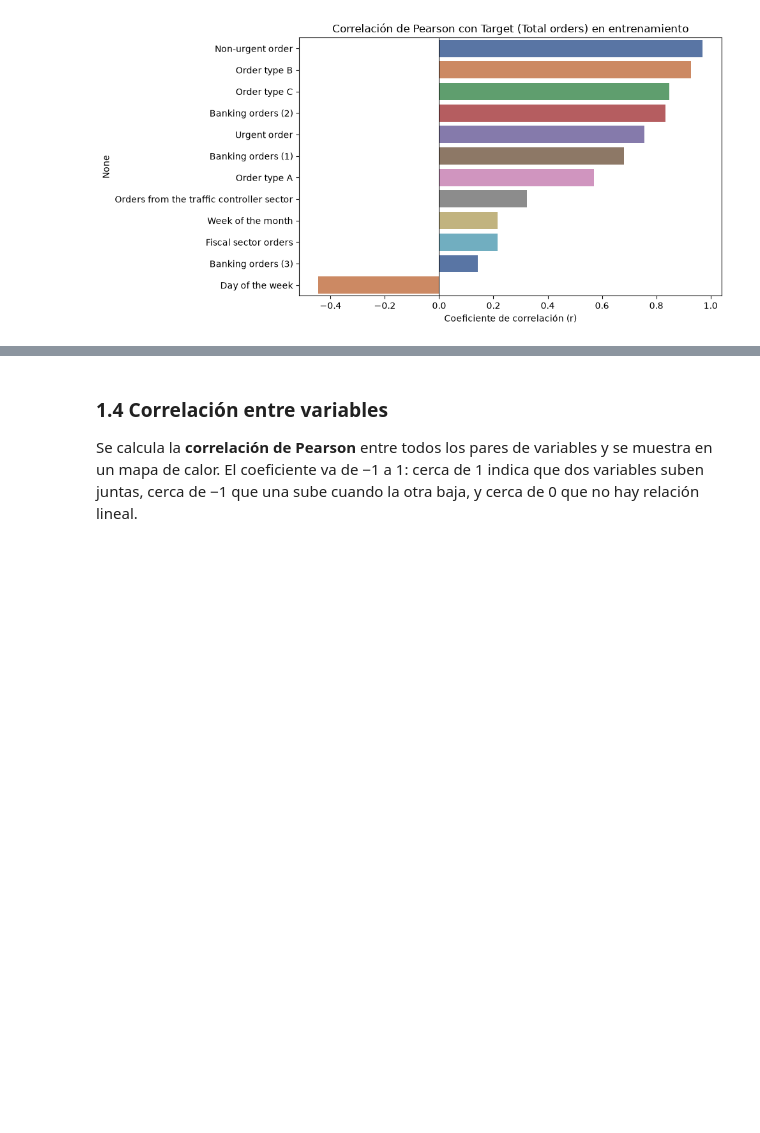
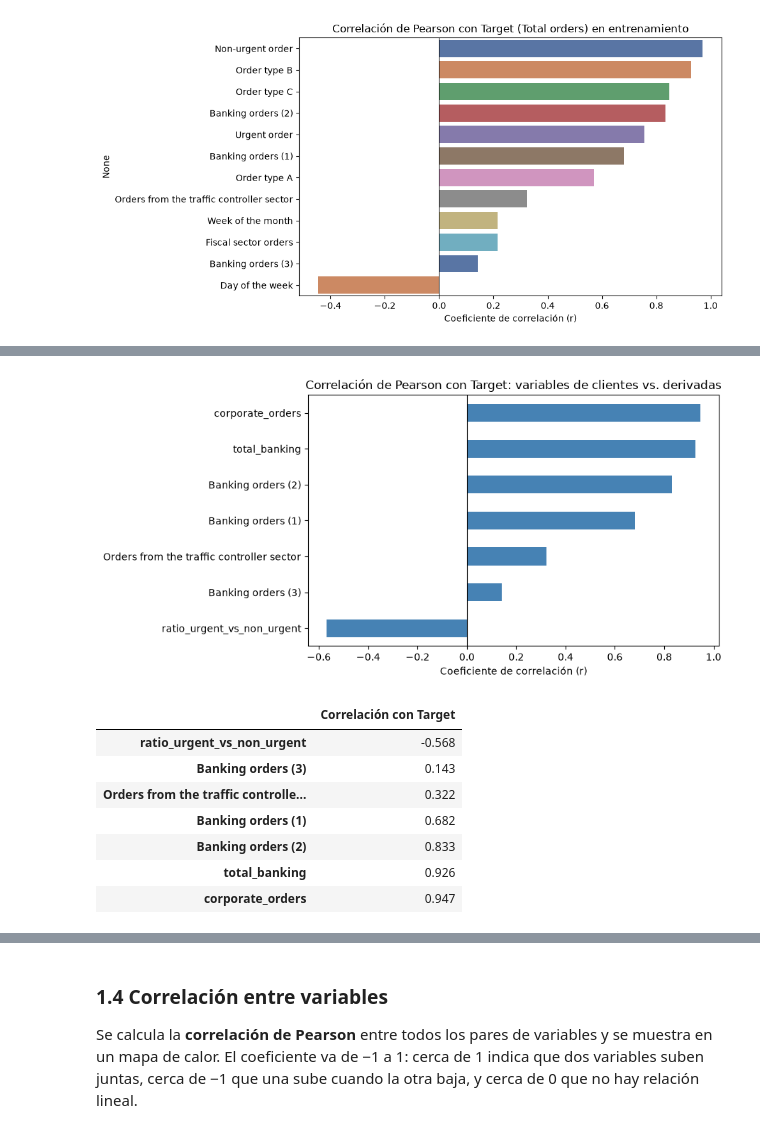
Before and after one commit to tdavidvergara/regresion-lineal-machine-learning, a Jupyter notebook: EDA_Regresion_Demanda.ipynb, the cells around one changed output, grey strips where cells are left out. Drawn from its saved outputs; the diff is of its cells as text; code cells hidden in the pictures; blank space fills up the shorter version.

Commit message:
Manejo de datos terminado

```diff
--- a/EDA_Regresion_Demanda.ipynb
+++ b/EDA_Regresion_Demanda.ipynb
@@ -589,0 +606,50 @@ Diferencia máxima |(Non-urgent + Urgent + Fiscal) - Target|: 5.68e-14
+# %%
+# ---------------------------------------------------------------
+# 1. Función de ingeniería de características
+# ---------------------------------------------------------------
+def agregar_features(datos):
+    """Crea variables derivadas combinando sectores bancarios, tránsito y razones de urgencia."""
+    d = datos.copy()  # Copia el DataFrame para no mutar el conjunto original
+
+    # Suma consolidada de los tres clientes del sector bancario
+    d["total_banking"] = d["Banking orders (1)"] + d["Banking orders (2)"] + d["Banking orders (3)"]
+
+    # Suma de todos los clientes institucionales (banca + controladores de tráfico)
+    d["corporate_orders"] = d["total_banking"] + d["Orders from the traffic controller sector"]
+
+    # Razón entre pedidos urgentes y pedidos no urgentes
+    d["ratio_urgent_vs_non_urgent"] = d["Urgent order"] / d["Non-urgent order"]
+
+    return d
+
+# Aplicamos la función sobre el conjunto de entrenamiento (eda)
+eda_feat = agregar_features(eda)
+
+# Evaluamos la correlación de las nuevas variables frente al Target
+cols_evaluar = [
+    "corporate_orders", "total_banking", "Banking orders (2)",
+    "Banking orders (1)", "Orders from the traffic controller sector",
+    "Banking orders (3)", "ratio_urgent_vs_non_urgent"
+]
+corr_nuevas = eda_feat[cols_evaluar + [objetivo]].corr()[objetivo].drop(objetivo).sort_values()
+
+# Gráfico de barras horizontal comparando las correlaciones
+plt.figure(figsize=(9, 4.5))
+corr_nuevas.plot(kind="barh", color="steelblue")
+plt.title("Correlación de Pearson con Target: variables de clientes vs. derivadas")
+plt.xlabel("Coeficiente de correlación (r)")
+plt.axvline(0, color="black", lw=0.8)
+plt.tight_layout()
+plt.show()
+
+display(corr_nuevas.to_frame(name="Correlación con Target").round(3))
+# %% [output]
+[figure, added]
+|  | Correlación con Target |
+| ratio_urgent_vs_non_urgent | -0.568 |
+| Banking orders (3) | 0.143 |
+| Orders from the traffic controlle... | 0.322 |
+| Banking orders (1) | 0.682 |
+| Banking orders (2) | 0.833 |
+| total_banking | 0.926 |
+| corporate_orders | 0.947 |
```
Also changed, not shown: parts of 5 cells of this notebook.
